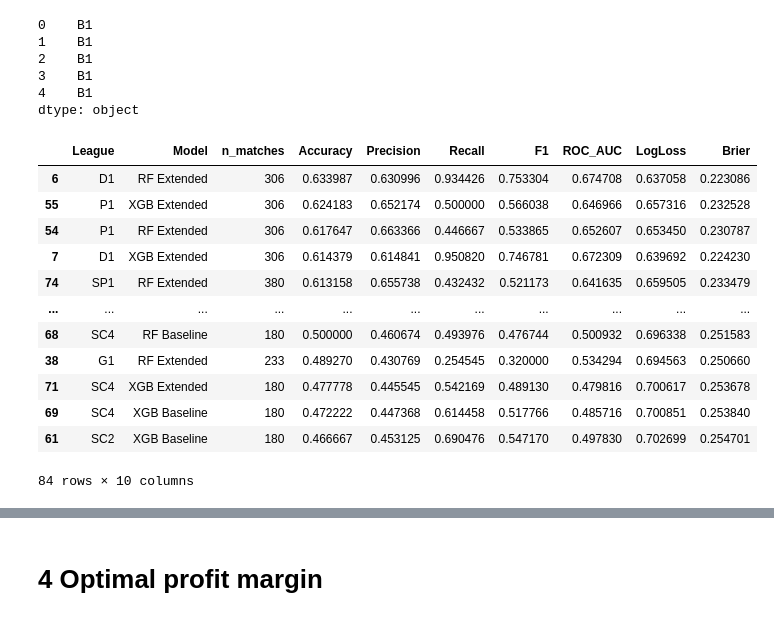
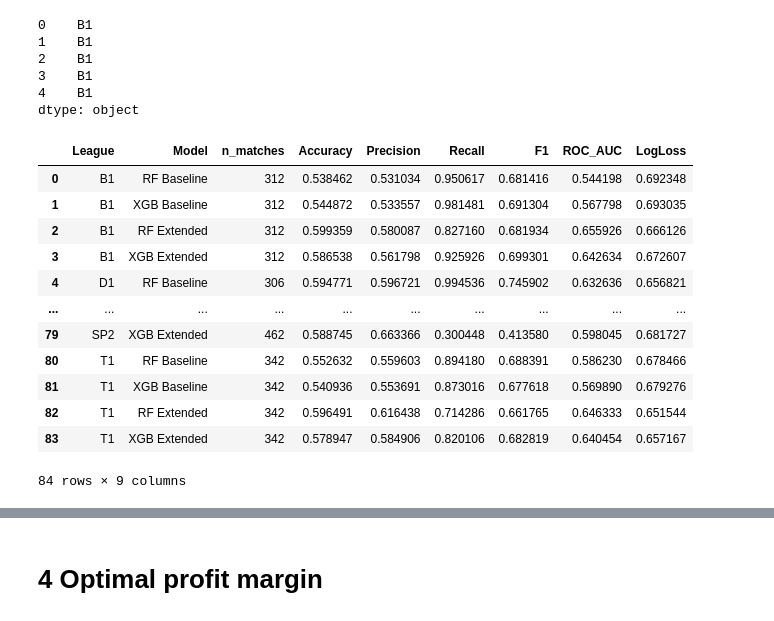
Before and after one commit to OndrejZ24/soccer-leagues-predictions, a Jupyter notebook: model_comparison.ipynb, the cells around one changed output, grey strips where cells are left out. Drawn from its saved outputs; the diff is of its cells as text; code cells hidden in the pictures.

```diff
--- a/model_comparison.ipynb
+++ b/model_comparison.ipynb
@@ -257,70 +228,51 @@ test_leagues.head()
 dtype: object
 # %%
 metrics_country_rows = []
-
-# You can drop very small leagues if you want, e.g. < 30 matches
-min_matches_per_league = 30
-
 unique_leagues = sorted(test_leagues.unique())
 
 for league in unique_leagues:
     mask = (test_leagues == league)
-    n_matches = mask.sum()
-    if n_matches < min_matches_per_league:
-        continue  # skip tiny leagues, metrics would be noisy
 
     for name, kind, model, X_test, y_test in models:
         # Subset test set to this league
         X_sub = X_test[mask]
         y_sub = y_test[mask]
 
         # XGBoost needs renamed columns (copy, no inplace)
         if kind == "xgb":
             X_eval = X_sub.rename(columns=rename_map)
         else:
             X_eval = X_sub
 
         # Predict probabilities and class labels
         proba = model.predict_proba(X_eval)[:, 1]
         y_pred = (proba >= 0.5).astype(int)
 
-        # Some metrics (ROC_AUC, LogLoss) crash if only one class present in y_sub
-        try:
-            roc = roc_auc_score(y_sub, proba)
-        except ValueError:
-            roc = np.nan
-
-        try:
-            ll = log_loss(y_sub, proba)
-        except ValueError:
-            ll = np.nan
-
         metrics_country_rows.append({
             "League": league,
             "Model": name,
-            "n_matches": n_matches,
+            "n_matches": mask.sum(),
             "Accuracy": accuracy_score(y_sub, y_pred),
             "Precision": precision_score(y_sub, y_pred, zero_division=0),
             "Recall": recall_score(y_sub, y_pred, zero_division=0),
             "F1": f1_score(y_sub, y_pred, zero_division=0),
-            "ROC_AUC": roc,
-            "LogLoss": ll,
-            "Brier": brier_score_loss(y_sub, proba),
+            "ROC_AUC": roc_auc_score(y_sub, proba),
+            "LogLoss": log_loss(y_sub, proba)
         })
 
 metrics_country_df = pd.DataFrame(metrics_country_rows)
-metrics_country_df.sort_values(by = "Accuracy", ascending=False)
+metrics_country_df
 # %% [output]
-|  | League | Model | n_matches | Accuracy | Precision | Recall | F1 | ROC_AUC | LogLoss | Brier |
-| 6 | D1 | RF Extended | 306 | 0.633987 | 0.630996 | 0.934426 | 0.753304 | 0.674708 | 0.637058 | 0.223086 |
-| 55 | P1 | XGB Extended | 306 | 0.624183 | 0.652174 | 0.500000 | 0.566038 | 0.646966 | 0.657316 | 0.232528 |
-| 54 | P1 | RF Extended | 306 | 0.617647 | 0.663366 | 0.446667 | 0.533865 | 0.652607 | 0.653450 | 0.230787 |
-| 7 | D1 | XGB Extended | 306 | 0.614379 | 0.614841 | 0.950820 | 0.746781 | 0.672309 | 0.639692 | 0.224230 |
-| 74 | SP1 | RF Extended | 380 | 0.613158 | 0.655738 | 0.432432 | 0.521173 | 0.641635 | 0.659505 | 0.233479 |
-| ... | ... | ... | ... | ... | ... | ... | ... | ... | ... | ... |
-| 68 | SC4 | RF Baseline | 180 | 0.500000 | 0.460674 | 0.493976 | 0.476744 | 0.500932 | 0.696338 | 0.251583 |
-| 38 | G1 | RF Extended | 233 | 0.489270 | 0.430769 | 0.254545 | 0.320000 | 0.534294 | 0.694563 | 0.250660 |
-| 71 | SC4 | XGB Extended | 180 | 0.477778 | 0.445545 | 0.542169 | 0.489130 | 0.479816 | 0.700617 | 0.253678 |
-| 69 | SC4 | XGB Baseline | 180 | 0.472222 | 0.447368 | 0.614458 | 0.517766 | 0.485716 | 0.700851 | 0.253840 |
-| 61 | SC2 | XGB Baseline | 180 | 0.466667 | 0.453125 | 0.690476 | 0.547170 | 0.497830 | 0.702699 | 0.254701 |
+|  | League | Model | n_matches | Accuracy | Precision | Recall | F1 | ROC_AUC | LogLoss |
+| 0 | B1 | RF Baseline | 312 | 0.538462 | 0.531034 | 0.950617 | 0.681416 | 0.544198 | 0.692348 |
+| 1 | B1 | XGB Baseline | 312 | 0.544872 | 0.533557 | 0.981481 | 0.691304 | 0.567798 | 0.693035 |
+| 2 | B1 | RF Extended | 312 | 0.599359 | 0.580087 | 0.827160 | 0.681934 | 0.655926 | 0.666126 |
+| 3 | B1 | XGB Extended | 312 | 0.586538 | 0.561798 | 0.925926 | 0.699301 | 0.642634 | 0.672607 |
+| 4 | D1 | RF Baseline | 306 | 0.594771 | 0.596721 | 0.994536 | 0.745902 | 0.632636 | 0.656821 |
+| ... | ... | ... | ... | ... | ... | ... | ... | ... | ... |
+| 79 | SP2 | XGB Extended | 462 | 0.588745 | 0.663366 | 0.300448 | 0.413580 | 0.598045 | 0.681727 |
+| 80 | T1 | RF Baseline | 342 | 0.552632 | 0.559603 | 0.894180 | 0.688391 | 0.586230 | 0.678466 |
+| 81 | T1 | XGB Baseline | 342 | 0.540936 | 0.553691 | 0.873016 | 0.677618 | 0.569890 | 0.679276 |
+| 82 | T1 | RF Extended | 342 | 0.596491 | 0.616438 | 0.714286 | 0.661765 | 0.646333 | 0.651544 |
+| 83 | T1 | XGB Extended | 342 | 0.578947 | 0.584906 | 0.820106 | 0.682819 | 0.640454 | 0.657167 |
-84 rows × 10 columns
+84 rows × 9 columns
```
Also changed, not shown: parts of 7 cells of this notebook.
